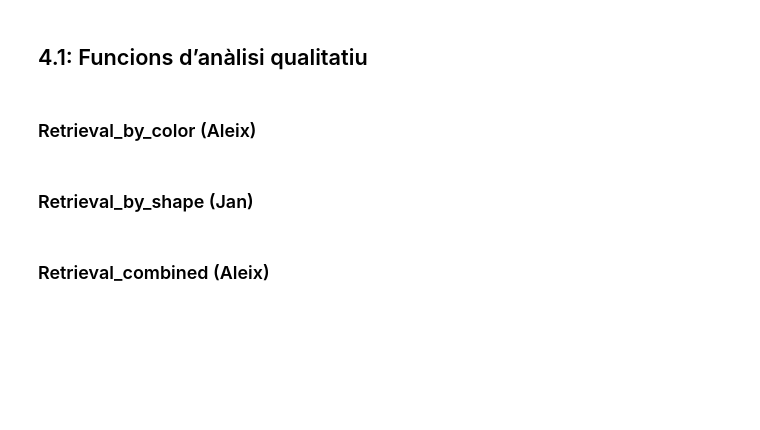
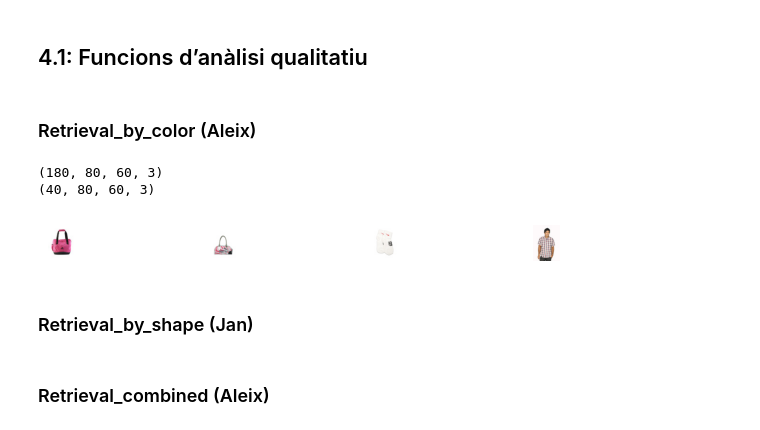
Before and after one commit to aleixJ/Practica2_IA, a Jupyter notebook: Etiquetador/analisis_part3.ipynb, the cells around one changed output. Drawn from its saved outputs; the diff is of its cells as text; code cells hidden in the pictures; blank space fills up the shorter version.

Commit message:
'Retrieval_by_color' implemented

```diff
--- a/Etiquetador/analisis_part3.ipynb
+++ b/Etiquetador/analisis_part3.ipynb
@@ -43,3 +43,46 @@ visualize_retrieval(imgs, topN=44, info=class_labels, ok=predicted)
+# %%
+# Code
+def Retrieval_by_color(imgs, color_labels, query_img):
+    """
+        Function to retrieve images by color
+            Args:
+                imgs: array with the images
+                color_labels: array with the color labels
+                query_img: list of strings with the query images.
+                    Example: ['Red'] or ['Red', 'Black']
+            Returns:
+                imgs_retrieved: array with the images that have the same color as the query image
+        """
+    if(len(imgs) != len(color_labels)):
+        raise ValueError("imgs and color_labels must have the same length")
+    imgs_retrieved = []
+    #using zip to iterate over two lists at the same time
+    for img, color in zip(imgs, color_labels):
+        #check if all the colors in the query_img are in the color of the image
+        if(all(x in color for x in query_img)):
+            imgs_retrieved.append(img)
+    return imgs_retrieved
+
+print(imgs.shape)
+imgs = imgs[:40]
+print(imgs.shape)
+
+
+
+query_img = np.array(['Black', 'Pink'])
+# KMeans
+km_predicted_colors = []
+for img in imgs:
+    km = KMeans(X=img)
+    km.find_bestK(max_K=11)
+    km_predicted_colors.append(get_colors(km.centroids))
+
+imgs_retrieved = Retrieval_by_color(imgs, km_predicted_colors, query_img=query_img)
+visualize_retrieval(imgs_retrieved, topN=44)
+# %% [output]
+(180, 80, 60, 3)
+(40, 80, 60, 3)
+[figure, added]
 # %% [markdown]
 ### Retrieval_by_shape (Jan)
 # %%
```
Also changed, not shown: parts of 3 cells of this notebook.
